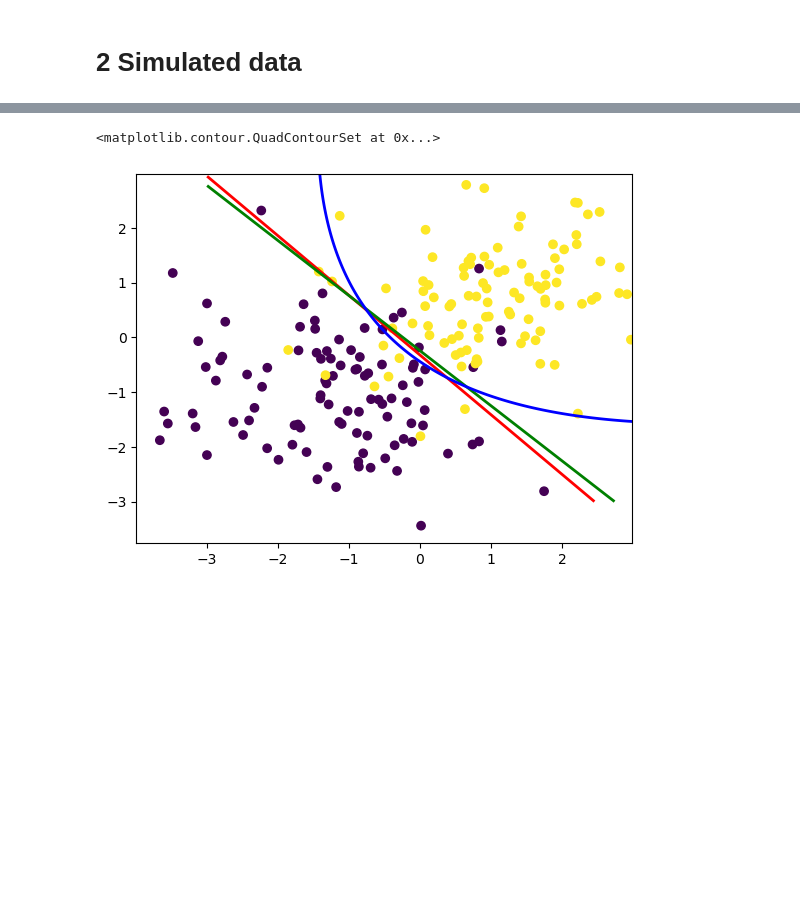
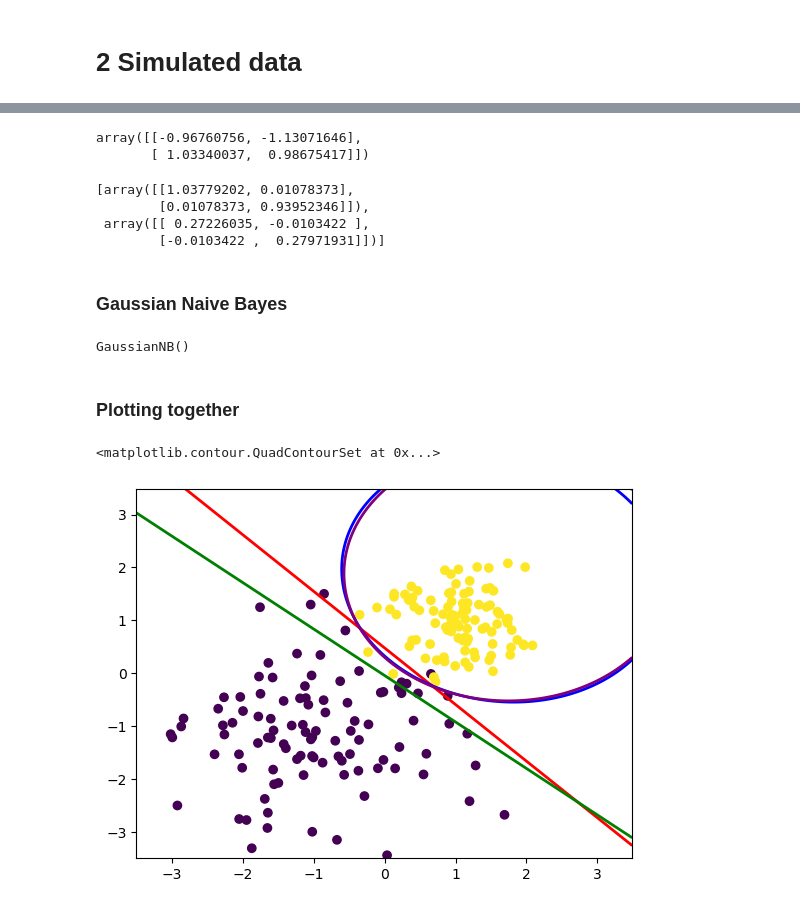
Before and after one commit to jack-rutherford/MATH313, a Jupyter notebook: classification_demo.ipynb, the cells around one changed output, grey strips where cells are left out. Drawn from its saved outputs; the diff is of its cells as text; code cells hidden in the pictures; blank space fills up the shorter version.

```diff
--- a/classification_demo.ipynb
+++ b/classification_demo.ipynb
@@ -98,7 +98,7 @@ print(qda.covariance_)
 # 2 Simulated data
 # %%
 X1 = np.random.randn(100,2) + [-1,-1]
-X2 = np.random.randn(100,2) + [1,1]
+X2 = np.random.randn(100,2)*0.5 + [1,1]
 X = np.concatenate((X1, X2), axis=0)
 truelabels = np.repeat([0,1], 100)
 k = 2
@@ -126,7 +126,7 @@ np.sum(LRmodel.predict(X)-truelabels.ravel() != 0)
 # %%
 # Next, make a continuous grid of values and evaluate the probability of each (x, y) point in the grid:
 
-xx, yy = np.mgrid[-3:3:.01, -3:3:.01]
+xx, yy = np.mgrid[-3.5:3.5:.01, -3.5:3.5:.01]
 grid = np.c_[xx.ravel(), yy.ravel()]
 LRprobs = LRmodel.predict_proba(grid)[:, 1].reshape(xx.shape)
 
@@ -186,20 +174,47 @@ qda.covariance_
+# %%
+qda.means_
+# %% [output]
+array([[-0.96760756, -1.13071646],
+       [ 1.03340037,  0.98675417]])
+# %%
+qda.covariance_
+# %% [output]
+[array([[1.03779202, 0.01078373],
+        [0.01078373, 0.93952346]]),
+ array([[ 0.27226035, -0.0103422 ],
+        [-0.0103422 ,  0.27971931]])]
+# %% [markdown]
+### Gaussian Naive Bayes
+# %%
+from sklearn.naive_bayes import GaussianNB
+GNB = GaussianNB()
+GNB.fit(X, truelabels.ravel())
+# %% [output]
+GaussianNB()
+# %% [markdown]
+### Plotting together
 # %%
 from matplotlib import colors
 
+xx, yy = np.mgrid[-3.5:3.5:.01, -3.5:3.5:.01]
+grid = np.c_[xx.ravel(), yy.ravel()]
 
 Z_lda = lda.predict_proba(np.c_[xx.ravel(), yy.ravel()])
 Z_lda = Z_lda[:, 1].reshape(xx.shape)
 
-
 Z_qda = qda.predict_proba(np.c_[xx.ravel(), yy.ravel()])
 Z_qda = Z_qda[:, 1].reshape(xx.shape)
 
+Z_gnb = GNB.predict_proba(np.c_[xx.ravel(), yy.ravel()])
+Z_gnb = Z_gnb[:, 1].reshape(xx.shape)
+
 plt.scatter(x=X[:,0], y=X[:,1], c=truelabels);   # plot the data
 
-plt.contour(xx, yy, LRprobs, [0.5], linewidths=2.0, colors="red")
-plt.contour(xx, yy, Z_lda, [0.5], linewidths=2.0, colors="green")
-plt.contour(xx, yy, Z_qda, [0.5], linewidths=2.0, colors="blue")
-#plt.legend(['LR','LDA','QDA'])
+plt.contour(xx, yy, LRprobs, [0.5], linewidths=2.0, colors="red")  # logistic
+plt.contour(xx, yy, Z_lda, [0.5], linewidths=2.0, colors="green")  # LDA
+plt.contour(xx, yy, Z_qda, [0.5], linewidths=2.0, colors="blue")   # QDA
+plt.contour(xx, yy, Z_gnb, [0.5], linewidths=2.0, colors="purple") # GaussianNB
+#plt.legend(['LR','LDA','QDA', 'GNB'])
 # %% [output]
 <matplotlib.contour.QuadContourSet at 0x...>
-[figure, old version]
+[figure, new version]
```
Also changed, not shown: parts of 26 cells of this notebook, 3 other files.
